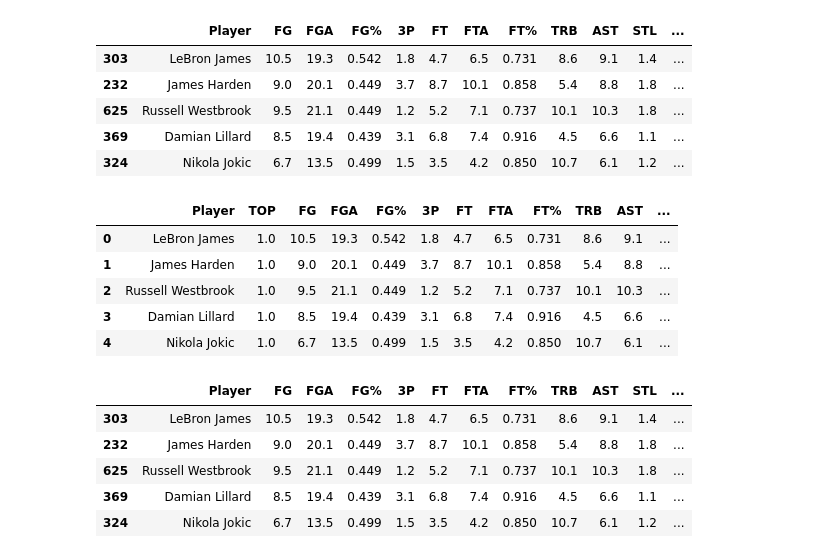
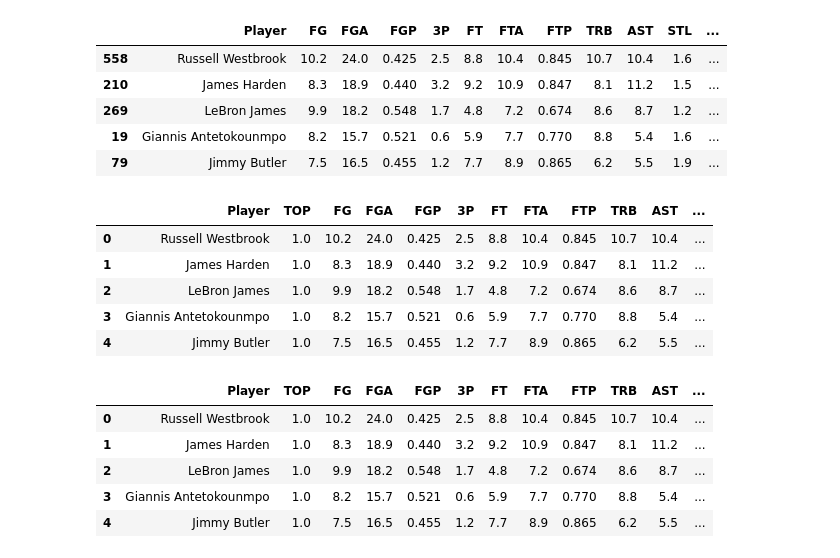
Before and after one commit to cmtaflin/NBAFantasyML.github.io, a Jupyter notebook: Allen_Draft/NBA_ML.ipynb, the cells around one changed output. Saved outputs shown, nothing was run; the diff lists cells and outputs as text; code cells hidden in the pictures.

Commit message:
update column names

```diff
--- a/Allen_Draft/NBA_ML.ipynb
+++ b/Allen_Draft/NBA_ML.ipynb
@@ -44,3 +21,14 @@ df.head()
 roster_size = 13
 num_teams = 10
 sample_size = roster_size*num_teams
+# %%
+# clean player names
+df["Player"] = df["Player"].str.split("\\", n = 1, expand = True)
+
+# rename column headers
+df = df.rename(columns={"PS/G": "PTS", "FG%": "FGP", "FT%":"FTP"})
+
+# keep only total season stats for players with more than 1 team
+df = df.drop_duplicates(subset=["Player"], keep = 'first')
+
+df.head()
@@ -47,33 +42,37 @@ sample_size = roster_size*num_teams
 # %%
+# get initial group of top players using VORP
 top_players = df.sort_values("VORP", ascending = False).head(sample_size)
 top_players["TOP"] = 1
 top_players.head()
 # %% [output]
-|  | Player | FG | FGA | FG% | 3P | FT | FTA | FT% | TRB | AST | STL | ... |
-| 303 | LeBron James | 10.5 | 19.3 | 0.542 | 1.8 | 4.7 | 6.5 | 0.731 | 8.6 | 9.1 | 1.4 | ... |
-| 232 | James Harden | 9.0 | 20.1 | 0.449 | 3.7 | 8.7 | 10.1 | 0.858 | 5.4 | 8.8 | 1.8 | ... |
-| 625 | Russell Westbrook | 9.5 | 21.1 | 0.449 | 1.2 | 5.2 | 7.1 | 0.737 | 10.1 | 10.3 | 1.8 | ... |
-| 369 | Damian Lillard | 8.5 | 19.4 | 0.439 | 3.1 | 6.8 | 7.4 | 0.916 | 4.5 | 6.6 | 1.1 | ... |
-| 324 | Nikola Jokic | 6.7 | 13.5 | 0.499 | 1.5 | 3.5 | 4.2 | 0.850 | 10.7 | 6.1 | 1.2 | ... |
+|  | Player | FG | FGA | FGP | 3P | FT | FTA | FTP | TRB | AST | STL | ... |
+| 558 | Russell Westbrook | 10.2 | 24.0 | 0.425 | 2.5 | 8.8 | 10.4 | 0.845 | 10.7 | 10.4 | 1.6 | ... |
+| 210 | James Harden | 8.3 | 18.9 | 0.440 | 3.2 | 9.2 | 10.9 | 0.847 | 8.1 | 11.2 | 1.5 | ... |
+| 269 | LeBron James | 9.9 | 18.2 | 0.548 | 1.7 | 4.8 | 7.2 | 0.674 | 8.6 | 8.7 | 1.2 | ... |
+| 19 | Giannis Antetokounmpo | 8.2 | 15.7 | 0.521 | 0.6 | 5.9 | 7.7 | 0.770 | 8.8 | 5.4 | 1.6 | ... |
+| 79 | Jimmy Butler | 7.5 | 16.5 | 0.455 | 1.2 | 7.7 | 8.9 | 0.865 | 6.2 | 5.5 | 1.9 | ... |
 # %%
+# merge TOP with original df
 df = pd.merge(top_players[["Player", "TOP"]], df, on="Player", how="outer").fillna(0)
 df.head()
 # %% [output]
-|  | Player | TOP | FG | FGA | FG% | 3P | FT | FTA | FT% | TRB | AST | ... |
-| 0 | LeBron James | 1.0 | 10.5 | 19.3 | 0.542 | 1.8 | 4.7 | 6.5 | 0.731 | 8.6 | 9.1 | ... |
-| 1 | James Harden | 1.0 | 9.0 | 20.1 | 0.449 | 3.7 | 8.7 | 10.1 | 0.858 | 5.4 | 8.8 | ... |
-| 2 | Russell Westbrook | 1.0 | 9.5 | 21.1 | 0.449 | 1.2 | 5.2 | 7.1 | 0.737 | 10.1 | 10.3 | ... |
-| 3 | Damian Lillard | 1.0 | 8.5 | 19.4 | 0.439 | 3.1 | 6.8 | 7.4 | 0.916 | 4.5 | 6.6 | ... |
-| 4 | Nikola Jokic | 1.0 | 6.7 | 13.5 | 0.499 | 1.5 | 3.5 | 4.2 | 0.850 | 10.7 | 6.1 | ... |
+|  | Player | TOP | FG | FGA | FGP | 3P | FT | FTA | FTP | TRB | AST | ... |
+| 0 | Russell Westbrook | 1.0 | 10.2 | 24.0 | 0.425 | 2.5 | 8.8 | 10.4 | 0.845 | 10.7 | 10.4 | ... |
+| 1 | James Harden | 1.0 | 8.3 | 18.9 | 0.440 | 3.2 | 9.2 | 10.9 | 0.847 | 8.1 | 11.2 | ... |
+| 2 | LeBron James | 1.0 | 9.9 | 18.2 | 0.548 | 1.7 | 4.8 | 7.2 | 0.674 | 8.6 | 8.7 | ... |
+| 3 | Giannis Antetokounmpo | 1.0 | 8.2 | 15.7 | 0.521 | 0.6 | 5.9 | 7.7 | 0.770 | 8.8 | 5.4 | ... |
+| 4 | Jimmy Butler | 1.0 | 7.5 | 16.5 | 0.455 | 1.2 | 7.7 | 8.9 | 0.865 | 6.2 | 5.5 | ... |
 # %%
 # calculate adjusted percentages
 top_players['adj_FG'] = (10*(top_players['FG'].sum() / sample_size) + top_players["FG"]) / (10*(top_players['FGA'].sum() / sample_size) + top_players["FGA"])
 top_players['adj_FT'] = (10*(top_players['FT'].sum() / sample_size) + top_players["FT"]) / (10*(top_players['FTA'].sum() / sample_size) + top_players["FTA"])
-top_players.head()
+df['adj_FG'] = (10*(top_players['FG'].sum() / sample_size) + df["FG"]) / (10*(top_players['FGA'].sum() / sample_size) + df["FGA"])
+df['adj_FT'] = (10*(top_players['FT'].sum() / sample_size) + df["FT"]) / (10*(top_players['FTA'].sum() / sample_size) + df["FTA"])
+df.head()
 # %% [output]
-|  | Player | FG | FGA | FG% | 3P | FT | FTA | FT% | TRB | AST | STL | ... |
-| 303 | LeBron James | 10.5 | 19.3 | 0.542 | 1.8 | 4.7 | 6.5 | 0.731 | 8.6 | 9.1 | 1.4 | ... |
-| 232 | James Harden | 9.0 | 20.1 | 0.449 | 3.7 | 8.7 | 10.1 | 0.858 | 5.4 | 8.8 | 1.8 | ... |
-| 625 | Russell Westbrook | 9.5 | 21.1 | 0.449 | 1.2 | 5.2 | 7.1 | 0.737 | 10.1 | 10.3 | 1.8 | ... |
-| 369 | Damian Lillard | 8.5 | 19.4 | 0.439 | 3.1 | 6.8 | 7.4 | 0.916 | 4.5 | 6.6 | 1.1 | ... |
-| 324 | Nikola Jokic | 6.7 | 13.5 | 0.499 | 1.5 | 3.5 | 4.2 | 0.850 | 10.7 | 6.1 | 1.2 | ... |
+|  | Player | TOP | FG | FGA | FGP | 3P | FT | FTA | FTP | TRB | AST | ... |
+| 0 | Russell Westbrook | 1.0 | 10.2 | 24.0 | 0.425 | 2.5 | 8.8 | 10.4 | 0.845 | 10.7 | 10.4 | ... |
+| 1 | James Harden | 1.0 | 8.3 | 18.9 | 0.440 | 3.2 | 9.2 | 10.9 | 0.847 | 8.1 | 11.2 | ... |
+| 2 | LeBron James | 1.0 | 9.9 | 18.2 | 0.548 | 1.7 | 4.8 | 7.2 | 0.674 | 8.6 | 8.7 | ... |
+| 3 | Giannis Antetokounmpo | 1.0 | 8.2 | 15.7 | 0.521 | 0.6 | 5.9 | 7.7 | 0.770 | 8.8 | 5.4 | ... |
+| 4 | Jimmy Butler | 1.0 | 7.5 | 16.5 | 0.455 | 1.2 | 7.7 | 8.9 | 0.865 | 6.2 | 5.5 | ... |
```
Also changed, not shown: parts of 10 cells of this notebook.
